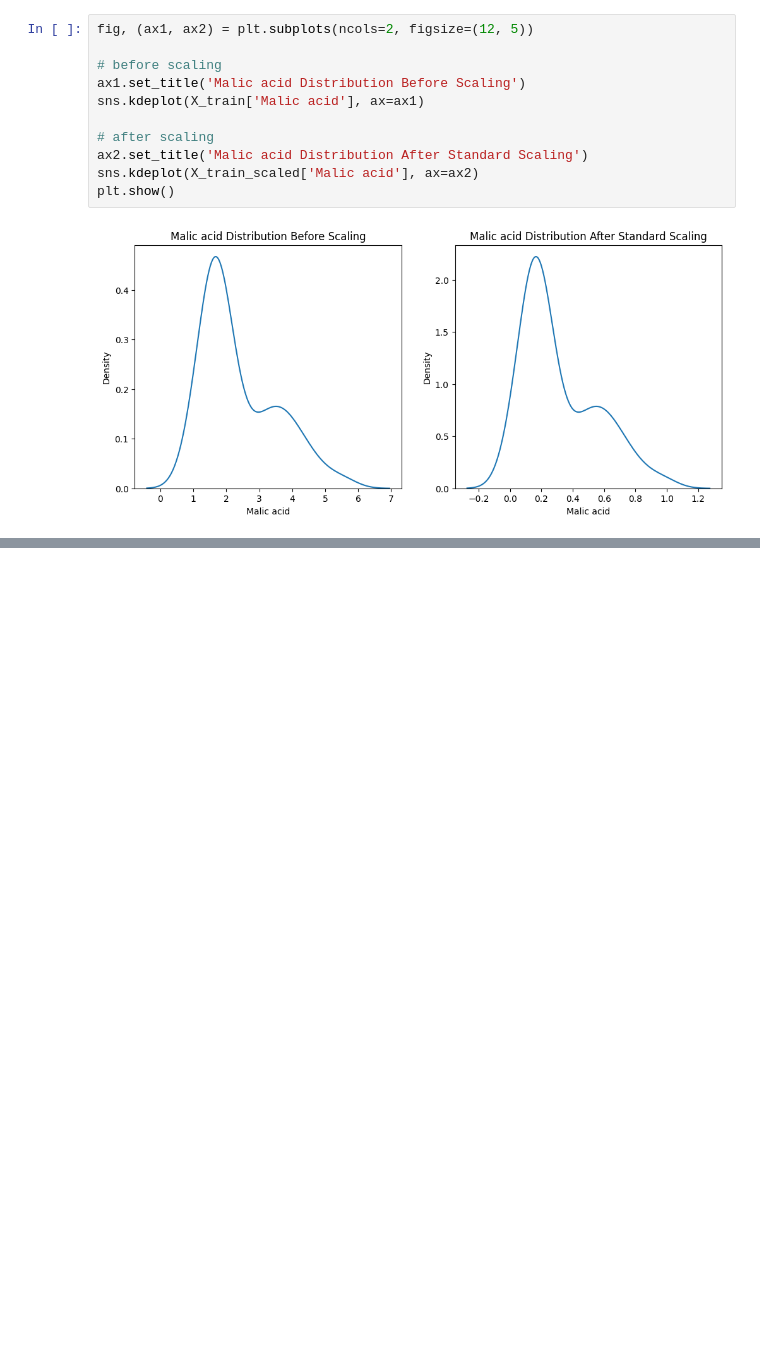
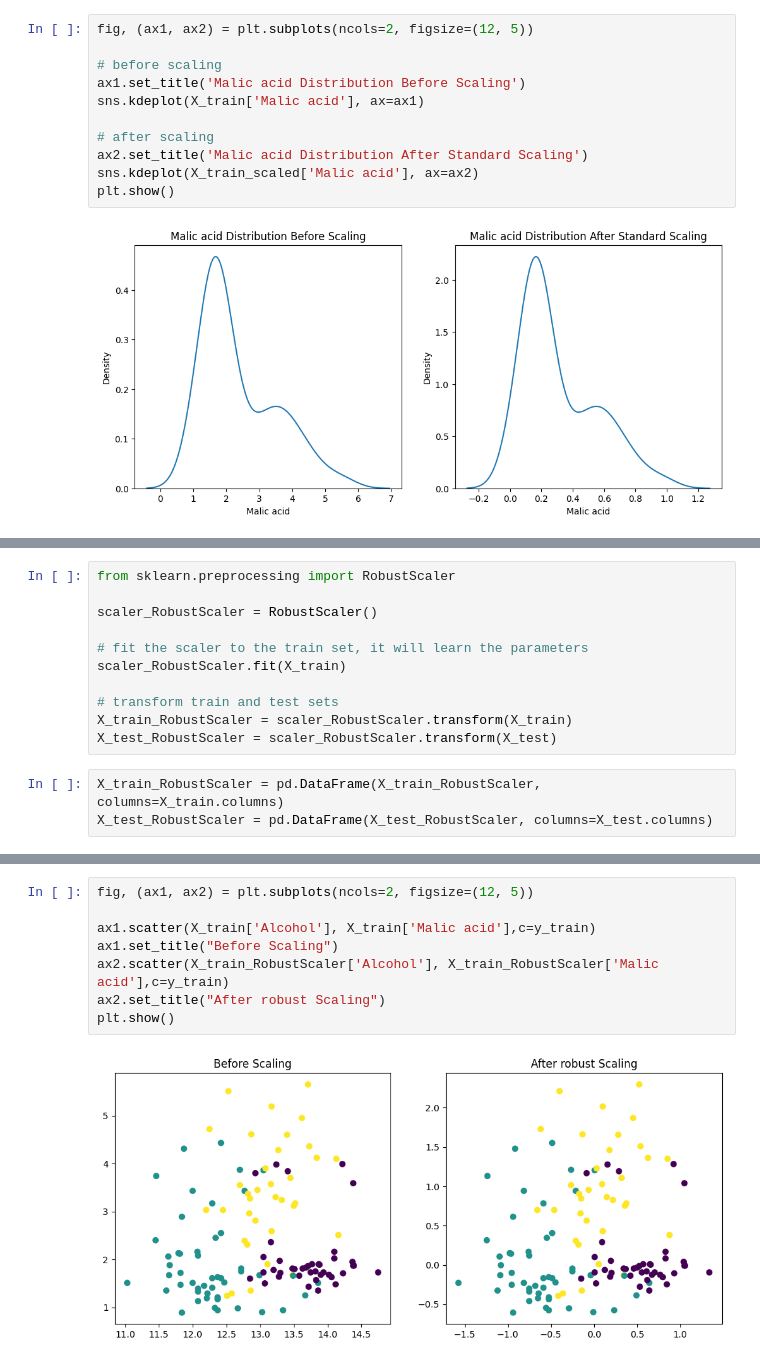
Before and after one commit to SachinGunjal001/Python-for-Machine-Learning, a Jupyter notebook: Normalization.ipynb, the cells around one changed output, grey strips where cells are left out. Cells and saved outputs as stored; diff of their text form; blank space fills up the shorter version.

```diff
--- a/Normalization.ipynb
+++ b/Normalization.ipynb
@@ -139,0 +203,14 @@ plt.show()
+# %%
+from sklearn.preprocessing import RobustScaler
+
+scaler_RobustScaler = RobustScaler()
+
+# fit the scaler to the train set, it will learn the parameters
+scaler_RobustScaler.fit(X_train)
+
+# transform train and test sets
+X_train_RobustScaler = scaler_RobustScaler.transform(X_train)
+X_test_RobustScaler = scaler_RobustScaler.transform(X_test)
+# %%
+X_train_RobustScaler = pd.DataFrame(X_train_RobustScaler, columns=X_train.columns)
+X_test_RobustScaler = pd.DataFrame(X_test_RobustScaler, columns=X_test.columns)
@@ -139,0 +241,10 @@ plt.show()
+# %%
+fig, (ax1, ax2) = plt.subplots(ncols=2, figsize=(12, 5))
+
+ax1.scatter(X_train['Alcohol'], X_train['Malic acid'],c=y_train)
+ax1.set_title("Before Scaling")
+ax2.scatter(X_train_RobustScaler['Alcohol'], X_train_RobustScaler['Malic acid'],c=y_train)
+ax2.set_title("After robust Scaling")
+plt.show()
+# %% [output]
+[figure, added]
```
Also changed, not shown: parts of 17 cells of this notebook.
